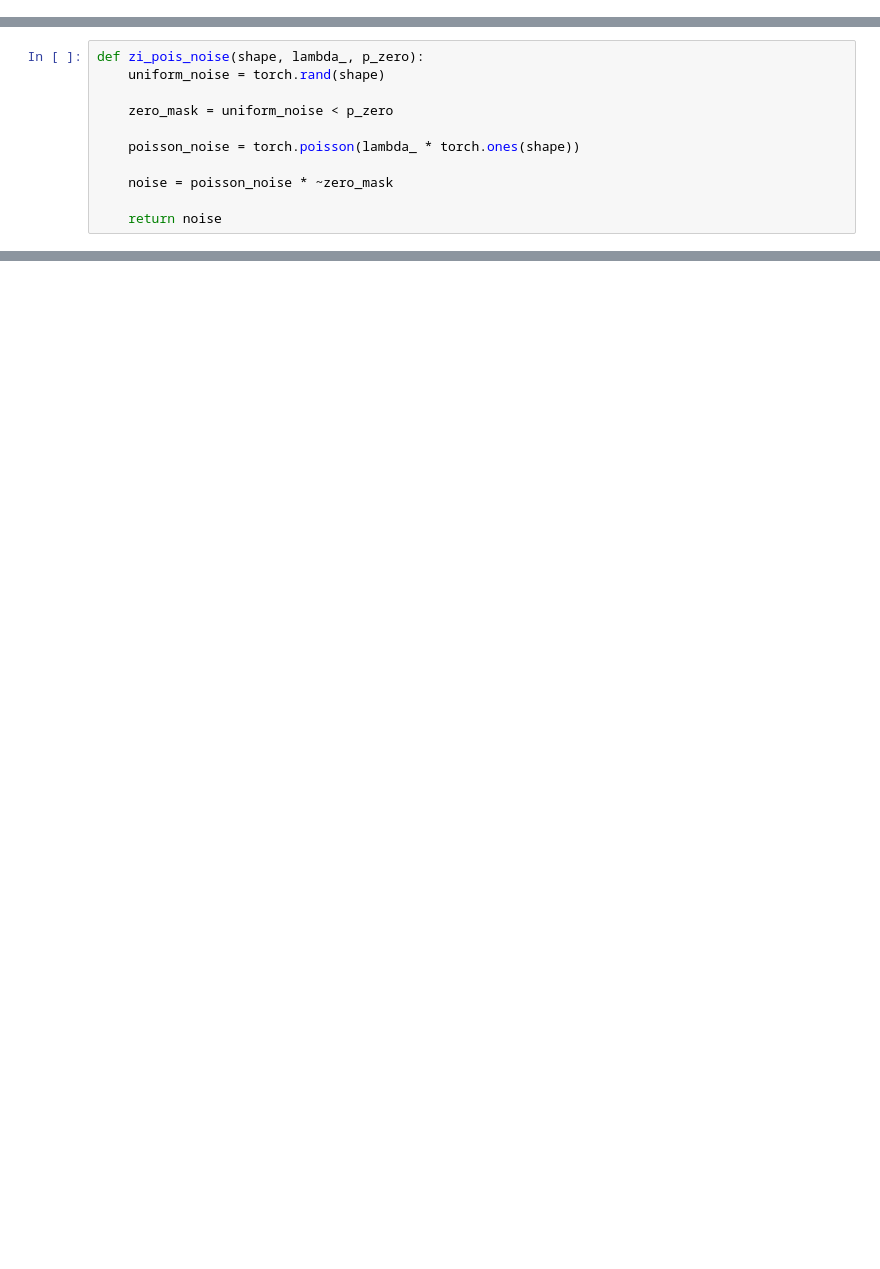
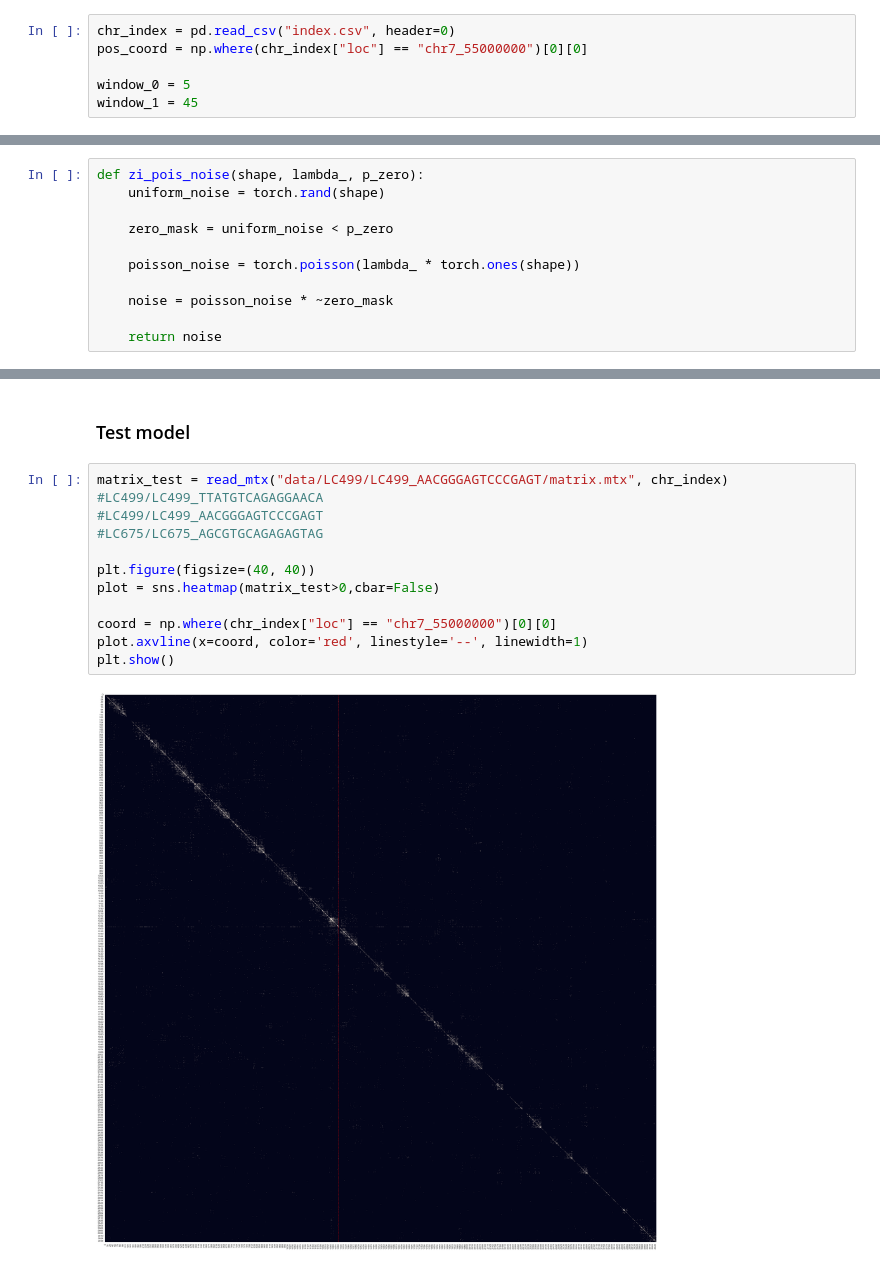
Before and after one commit to Enterprise-D/ecDNAalternative, a Jupyter notebook: model.ipynb, the cells around one changed output, grey strips where cells are left out. Cells and saved outputs as stored; diff of their text form; blank space fills up the shorter version.

```diff
--- a/model.ipynb
+++ b/model.ipynb
@@ -79,3 +102,9 @@ dirs = pos_dirs + neg_dirs
+# %%
+chr_index = pd.read_csv("index.csv", header=0)
+pos_coord = np.where(chr_index["loc"] == "chr7_55000000")[0][0]
+
+window_0 = 5
+window_1 = 45
 # %%
 val_split = 0.1
 
@@ -343,0 +372,16 @@ F1 Score: 0.96
+# %% [markdown]
+### Test model
+# %%
+matrix_test = read_mtx("data/LC499/LC499_AACGGGAGTCCCGAGT/matrix.mtx", chr_index)
+#LC499/LC499_TTATGTCAGAGGAACA
+#LC499/LC499_AACGGGAGTCCCGAGT
+#LC675/LC675_AGCGTGCAGAGAGTAG
+
+plt.figure(figsize=(40, 40))
+plot = sns.heatmap(matrix_test>0,cbar=False)
+
+coord = np.where(chr_index["loc"] == "chr7_55000000")[0][0]
+plot.axvline(x=coord, color='red', linestyle='--', linewidth=1)
+plt.show()
+# %% [output]
+[figure, added]
```
Also changed, not shown: parts of 21 cells of this notebook, 1 other file.
